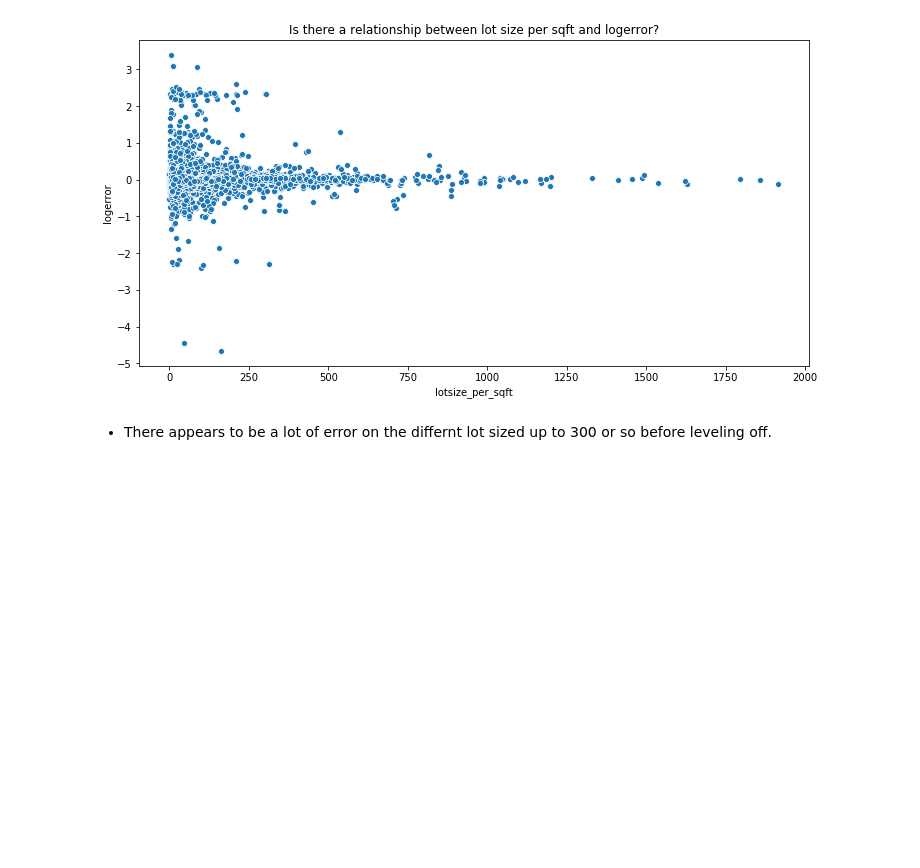
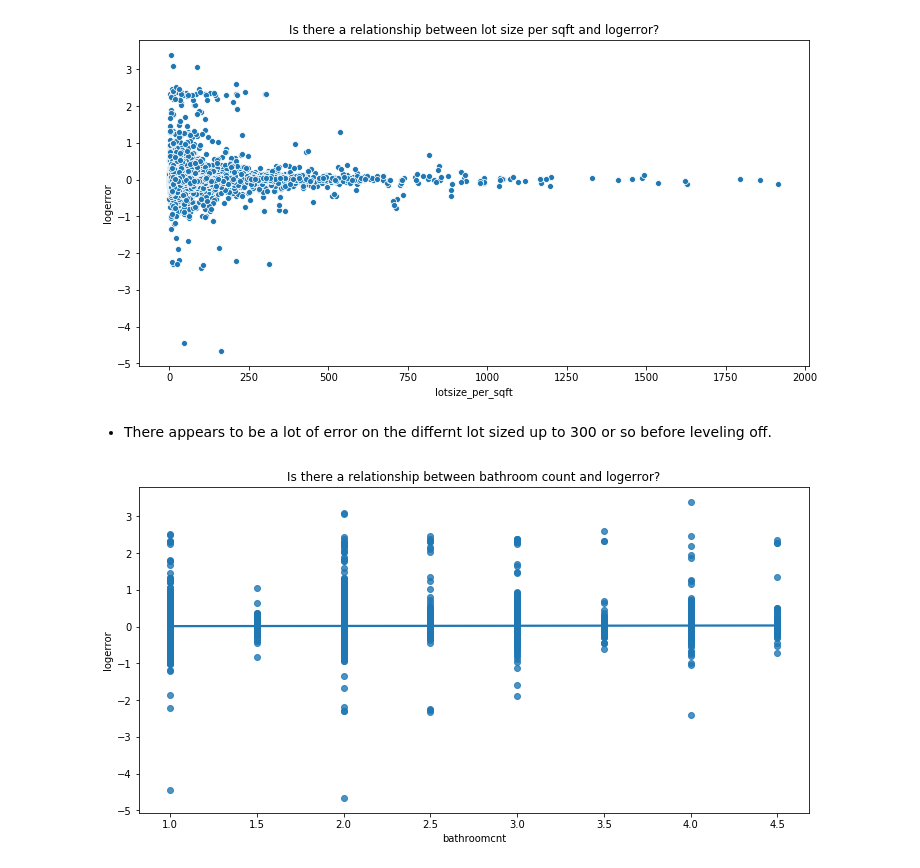
Before and after one commit to george887/clustering_project, a Jupyter notebook: explore.ipynb, the cells around one changed output. Drawn from its saved outputs; the diff is of its cells as text; code cells hidden in the pictures; blank space fills up the shorter version.

```diff
--- a/explore.ipynb
+++ b/explore.ipynb
@@ -18,2 +20,14 @@ import scipy.stats as stats
 # %%
 df = w.get_zillow_data()
+# %%
+def fips_labels(x):
+    if x['fips'] == 6037:
+        return 'Los Angeles County'
+    elif x['fips'] == 6059:
+        return 'Orange County'
+    elif x['fips'] == 6111:
+        return 'Ventura County'
+# %%
+# Creating a county column
+df['county'] = df.apply(lambda x: fips_labels(x), axis=1)
+df.head()
@@ -231,3 +257,10 @@ plt.show()
 [figure]
 # %% [markdown]
 - There appears to be a lot of error on the differnt lot sized up to 300 or so before leveling off.
+# %%
+plt.figure(figsize = (12,6))
+sns.regplot(data=train, x='bathroomcnt', y='logerror')
+plt.title('Is there a relationship between bathroom count and logerror?')
+plt.show()
+# %% [output]
+[figure, added]
```
Also changed, not shown: parts of 102 cells of this notebook, 2 other files.
